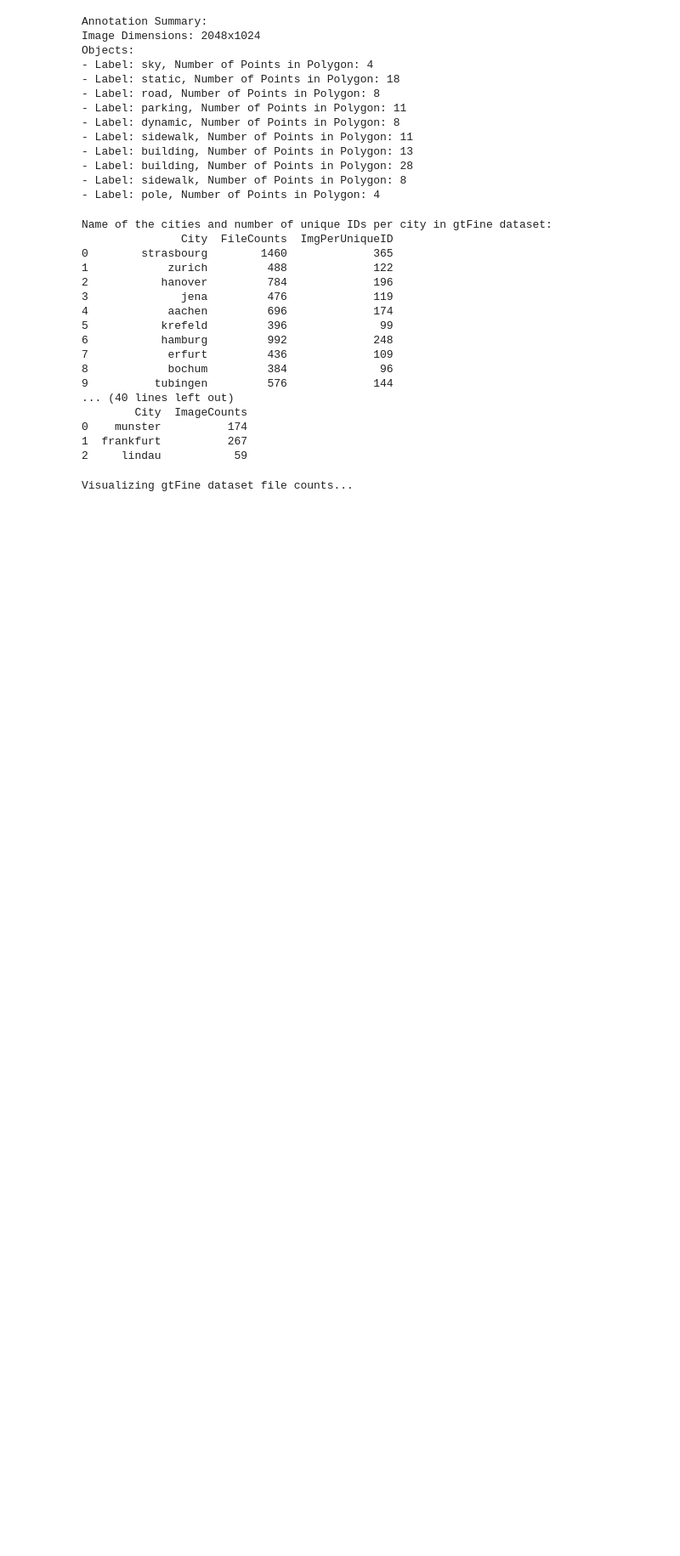
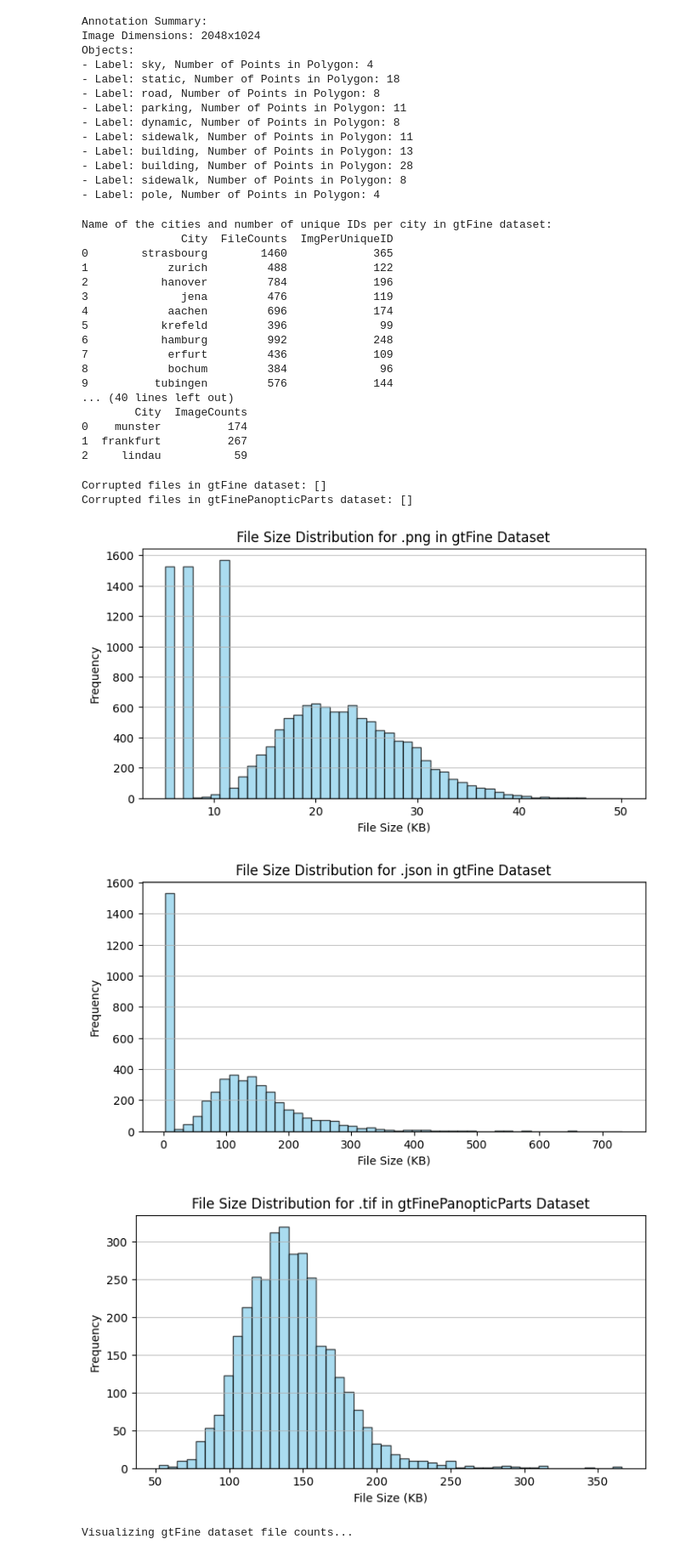
Before and after one commit to raz0208/City-Person-Dataset-EDA, a Jupyter notebook: CityPersonDatasetEDA.ipynb, the cells around one changed output. Shown at 85% size. Drawn from its saved outputs; the diff is of its cells as text; code cells hidden in the pictures; blank space fills up the shorter version.

```diff
--- a/CityPersonDatasetEDA.ipynb
+++ b/CityPersonDatasetEDA.ipynb
@@ -443,6 +443,71 @@ Name of the cities and number of unique IDs per city in gtFine dataset:
 0    munster          174
 1  frankfurt          267
 2     lindau           59
+# %%
+# Verify that all files (images and annotations) can be opened without errors.
+def check_corrupted_images(base_path):
+    corrupted_files = []
+    for root, _, files in os.walk(base_path):
+        for file in files:
+            try:
+                file_path = os.path.join(root, file)
+                if file.lower().endswith(('.png', '.tif')):
+                    with Image.open(file_path) as img:
+                        img.verify()  # Check for corrupted images
+            except Exception as e:
+                corrupted_files.append(file_path)
+    return corrupted_files
+
+# Check for corrupted files in gtFine and gtFinePanopticParts
+corrupted_gtFine = check_corrupted_images(gtFine_CorePath)
+corrupted_gtFinePanopticParts = check_corrupted_images(gtFinePano_CorePath)
+
+print("Corrupted files in gtFine dataset:", corrupted_gtFine)
+print("Corrupted files in gtFinePanopticParts dataset:", corrupted_gtFinePanopticParts)
+# %% [output]
+Corrupted files in gtFine dataset: []
+Corrupted files in gtFinePanopticParts dataset: []
+# %%
+# Function to calculate file sizes for specific file types
+def get_file_sizes_for_types(directory, file_types):
+    file_sizes_by_type = {file_type: [] for file_type in file_types}
+    for root, _, files in os.walk(directory):
+        for file in files:
+            file_path = os.path.join(root, file)
+            file_type = os.path.splitext(file)[-1].lower()
+            if file_type in file_sizes_by_type:
+                size = os.path.getsize(file_path) / 1e3  # Convert bytes to KB
+                file_sizes_by_type[file_type].append(size)
+    return file_sizes_by_type
+
+# Define the file types to analyze
+gtFine_file_types = [".png", ".json"]
+gtFinePano_file_type = [".tif"]
+
+# Analyze file sizes for specific file types in both datasets
+gtFine_file_sizes_selected = get_file_sizes_for_types(gtFine_CorePath, gtFine_file_types)
+gtFinePanoptic_file_sizes_selected = get_file_sizes_for_types(gtFinePano_CorePath, gtFinePano_file_type)
+
+# Function to plot file size distribution for specific file types
+def plot_file_sizes_for_types(file_sizes_by_type, dataset_name):
+    for file_type, sizes in file_sizes_by_type.items():
+        plt.figure(figsize=(8, 4))
+        plt.hist(sizes, bins=50, alpha=0.7, color="skyblue", edgecolor="black")
+        plt.xlabel("File Size (KB)")
+        plt.ylabel("Frequency")
+        plt.title(f"File Size Distribution for {file_type} in {dataset_name}")
+        plt.grid(axis="y", alpha=0.75)
+        plt.show()
+
+# Plot file size distribution for gtFine dataset
+plot_file_sizes_for_types(gtFine_file_sizes_selected, "gtFine Dataset")
+print("\n")
+# Plot file size distribution for gtFinePanopticParts dataset
+plot_file_sizes_for_types(gtFinePanoptic_file_sizes_selected, "gtFinePanopticParts Dataset")
+# %% [output]
+[figure, added]
+[figure, added]
+[figure, added]
 # %%
 # Visualize cities name and the number of images per each unique ID
 def gtFine_plot_city_counts(data, title, color):
```
